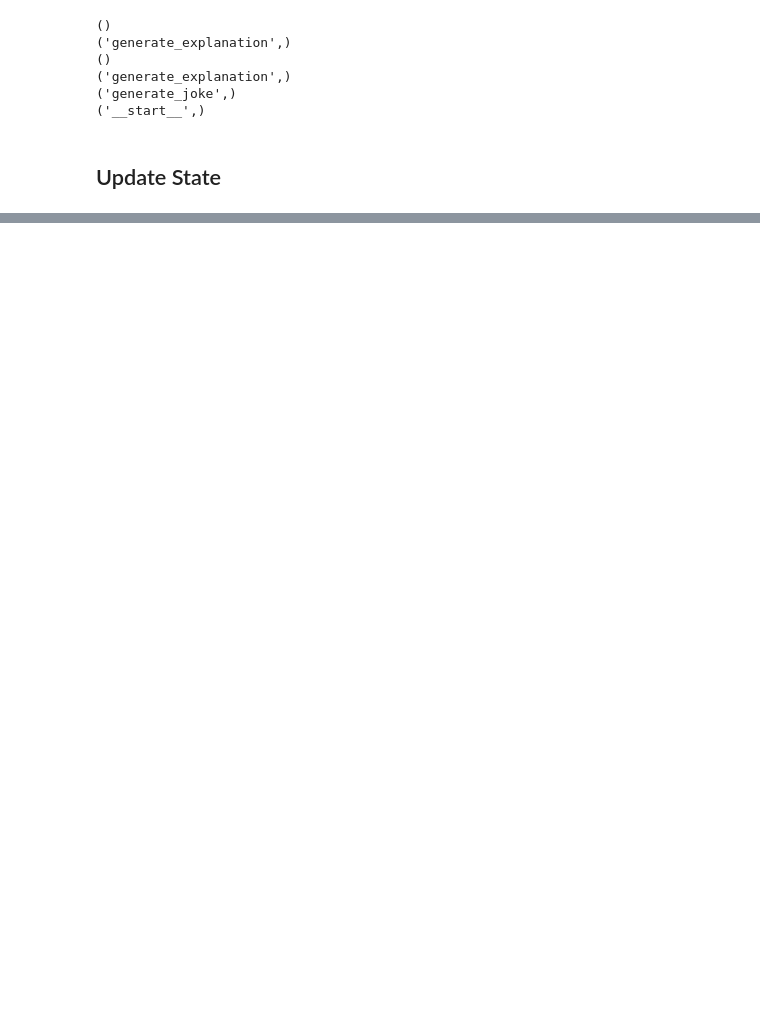
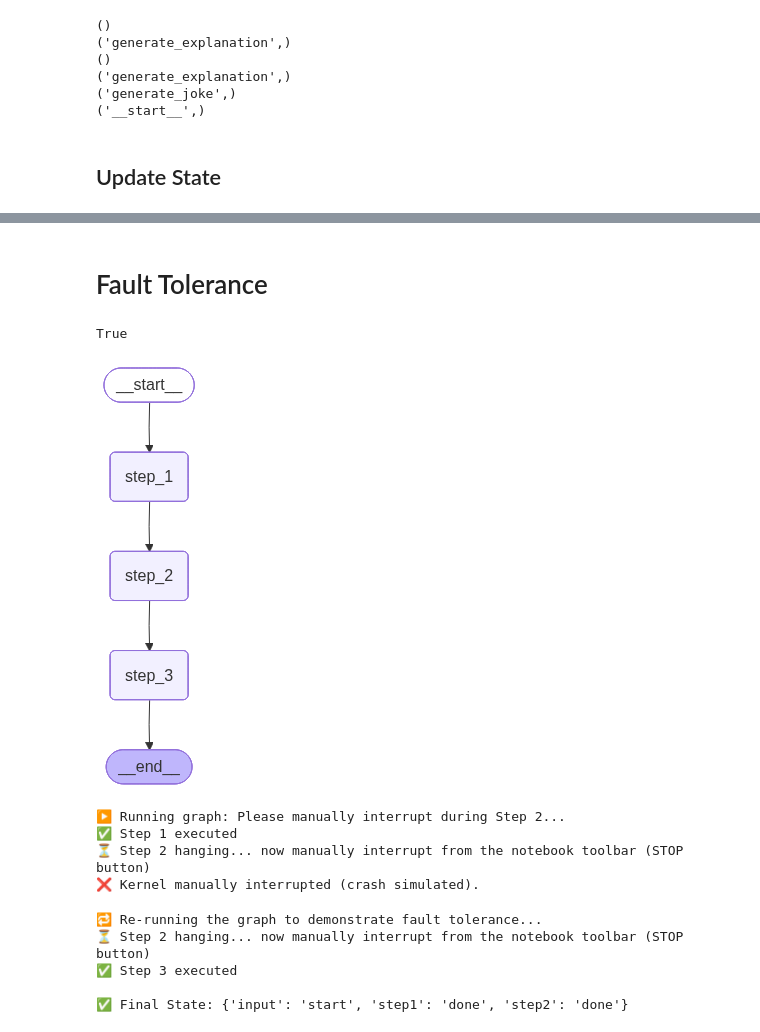
Before and after one commit to Pranay5519/langgraph-playlist, a Jupyter notebook: basics/persistance.ipynb, the cells around one changed output, grey strips where cells are left out. Drawn from its saved outputs; the diff is of its cells as text; code cells hidden in the pictures; blank space fills up the shorter version.

```diff
--- a/basics/persistance.ipynb
+++ b/basics/persistance.ipynb
@@ -117,0 +153,12 @@ workflow.update_state({"configurable": {"thread_id": "1", "checkpoint_id": "1f06
+# %% [markdown]
+# Fault Tolerance
+# %%
+from langgraph.graph import StateGraph, END
+from langgraph.checkpoint.memory import InMemorySaver
+from typing import TypedDict
+import time
+from langchain_google_genai import ChatGoogleGenerativeAI
+from dotenv import load_dotenv
+load_dotenv()
+# %% [output]
+True
@@ -117,0 +167,59 @@ workflow.update_state({"configurable": {"thread_id": "1", "checkpoint_id": "1f06
+# %%
+# 1. Define the state
+class CrashState(TypedDict):
+    input: str
+    step1: str
+    step2: str
+# %%
+# 2. Define steps
+def step_1(state: CrashState) -> CrashState:
+    print("✅ Step 1 executed")
+    return {"step1": "done", "input": state["input"]}
+
+def step_2(state: CrashState) -> CrashState:
+    print("⏳ Step 2 hanging... now manually interrupt from the notebook toolbar (STOP button)")
+    time.sleep(10)  # Simulate long-running hang
+    return {"step2": "done"}
+
+def step_3(state: CrashState) -> CrashState:
+    print("✅ Step 3 executed")
+    return {"done": True}
+# %%
+# 3. Build the graph
+builder = StateGraph(CrashState)
+builder.add_node("step_1", step_1)
+builder.add_node("step_2", step_2)
+builder.add_node("step_3", step_3)
+
+builder.set_entry_point("step_1")
+builder.add_edge("step_1", "step_2")
+builder.add_edge("step_2", "step_3")
+builder.add_edge("step_3", END)
+
+checkpointer = InMemorySaver()
+graph = builder.compile(checkpointer=checkpointer)
+graph
+# %% [output]
+[figure, added]
+# %%
+try:
+    print("▶️ Running graph: Please manually interrupt during Step 2...")
+    graph.invoke({"input": "start"}, config={"configurable": {"thread_id": 'thread-1'}})
+except KeyboardInterrupt:
+    print("❌ Kernel manually interrupted (crash simulated).")
+# %% [output]
+▶️ Running graph: Please manually interrupt during Step 2...
+✅ Step 1 executed
+⏳ Step 2 hanging... now manually interrupt from the notebook toolbar (STOP button)
+❌ Kernel manually interrupted (crash simulated).
+# %%
+# 6. Re-run to show fault-tolerant resume || Pass None instead of initial_state
+print("\n🔁 Re-running the graph to demonstrate fault tolerance...")
+final_state = graph.invoke(None, config={"configurable": {"thread_id": 'thread-1'}})
+print("\n✅ Final State:", final_state)
+# %% [output]
+🔁 Re-running the graph to demonstrate fault tolerance...
+⏳ Step 2 hanging... now manually interrupt from the notebook toolbar (STOP button)
+✅ Step 3 executed
+
+✅ Final State: {'input': 'start', 'step1': 'done', 'step2': 'done'}
```
Also changed, not shown: parts of 17 cells of this notebook, 9 other files.
